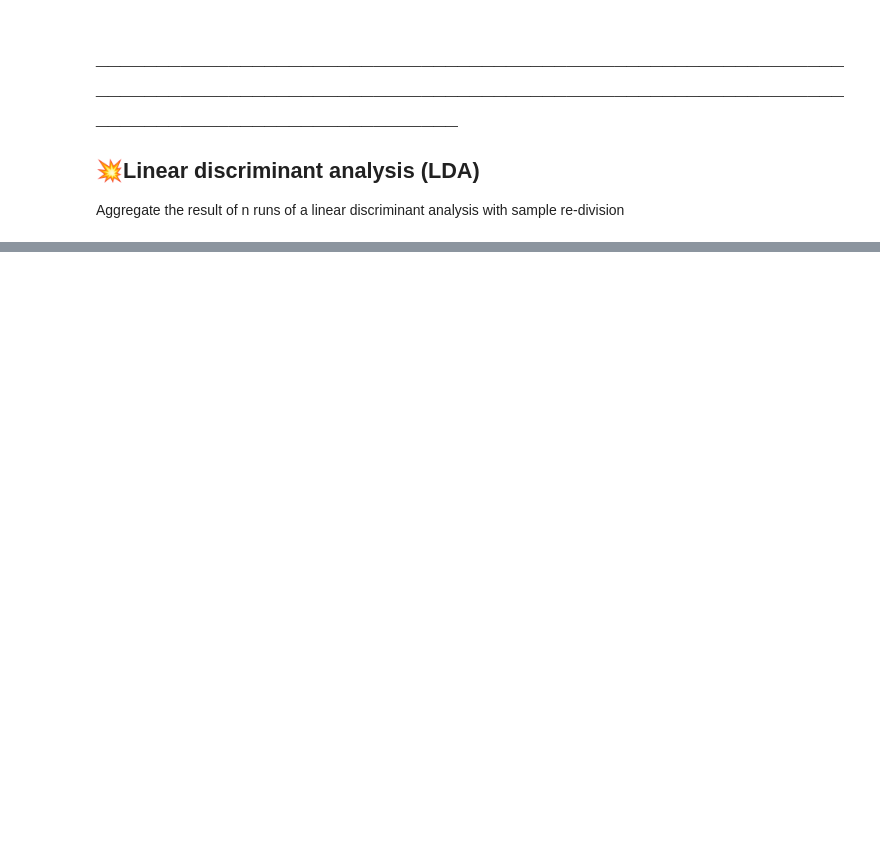
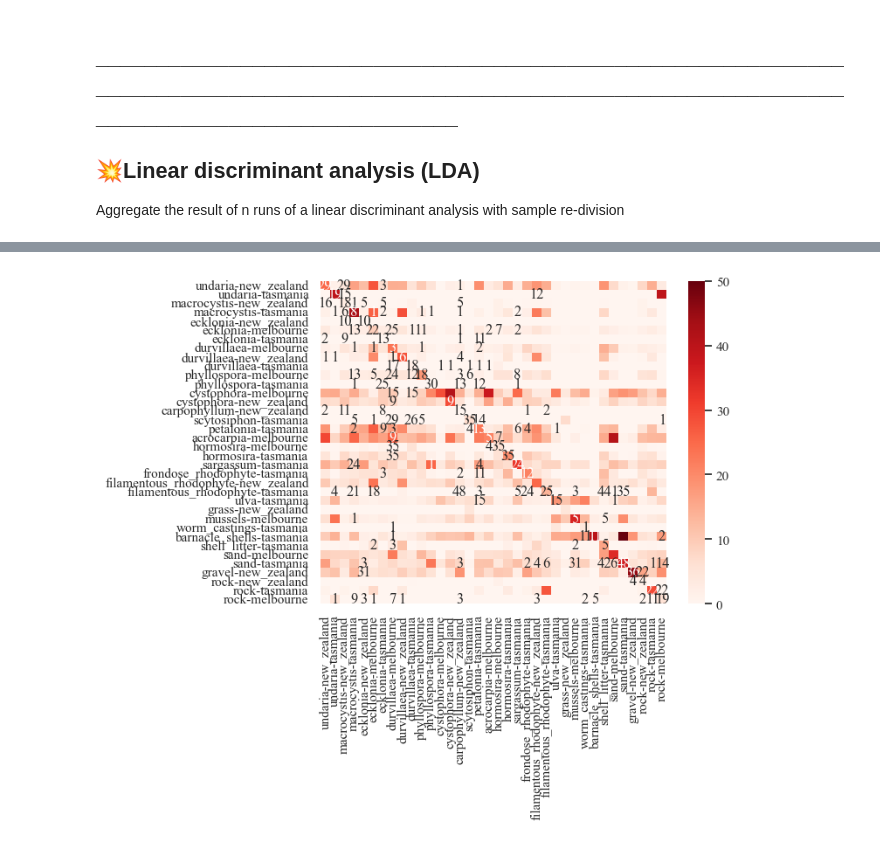
Before and after one commit to uqgrowan/Spectral-Separability-Analysis, a Jupyter notebook: spectral_separability.ipynb, the cells around one changed output, grey strips where cells are left out. Saved outputs shown, nothing was run; the diff lists cells and outputs as text; code cells hidden in the pictures; blank space fills up the shorter version.

```diff
--- a/spectral_separability.ipynb
+++ b/spectral_separability.ipynb
@@ -322,10 +324,13 @@ plt.savefig("./plots/lda/asd_genus_means_10000a.svg")
 # %%
 # Plot standard dveiation of confusion errors
-devies = np.array(cms).std(axis=0)
+devies = pd.DataFrame(np.array(cms).std(axis=0))
+devies_masked = df.map(lambda v: str(int(v*100)) if int(v*100) > 0 else "")
 
-sns.heatmap(devies*100, cmap = "Reds", annot = devies*100, fmt = ".0f",  vmin = 0, vmax = 50, xticklabels = labels_to_use.unique(), yticklabels = labels_to_use.unique())
+sns.heatmap(devies*100, cmap = "Reds", annot = devies_masked, fmt = "s",  vmin = 0, vmax = 50, xticklabels = labels_to_use.unique(), yticklabels = labels_to_use.unique())
 
 # Save output to file
-plt.savefig("./plots/lda/asd_genus_std_10000a.svg")
+plt.savefig("./plots/lda/asd_allGenus-site_std_10000a.svg")
+# %% [output]
+[figure, added]
 # %%
 # Trnasform the spectra into their LDA components
```
Also changed, not shown: parts of 19 cells of this notebook, 3 other files.
